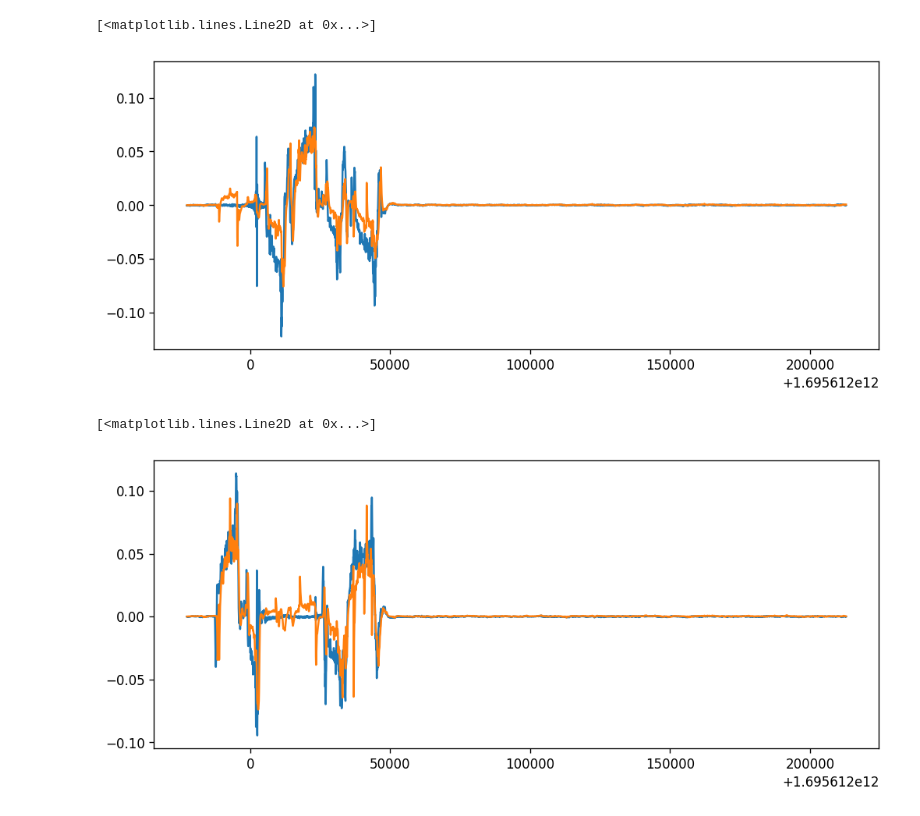
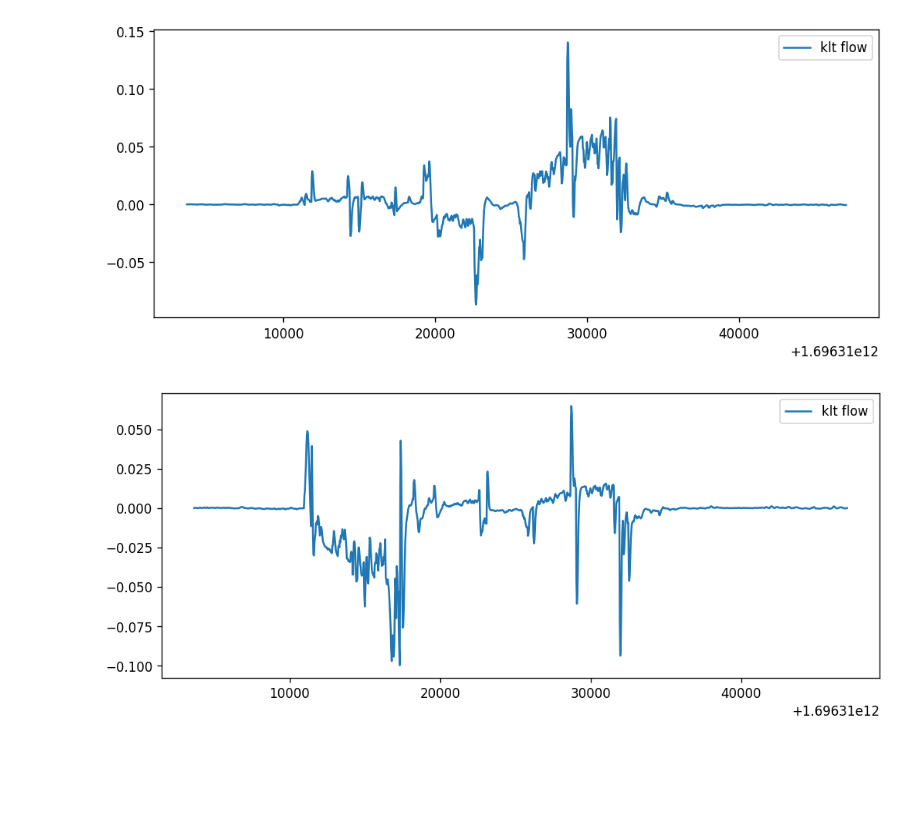
Before and after one commit to fsaulo/flow, a Jupyter notebook: examples/notebooks/Analysis.ipynb, the cells around one changed output. Cells and saved outputs as stored; diff of their text form; code cells hidden in the pictures; blank space fills up the shorter version.

```diff
--- a/examples/notebooks/Analysis.ipynb
+++ b/examples/notebooks/Analysis.ipynb
@@ -19,7 +19,7 @@ flow_ts = gcs_optical_flow['ts']
 flow_vx = gcs_optical_flow['integrated_x']
 flow_vy = gcs_optical_flow['integrated_y']
 
-time_delay = 15
+time_delay = 50
 flow_ts = flow_ts[time_delay:].to_numpy()
 flow_vx = flow_vx[time_delay:]
 flow_vy = flow_vy[time_delay:]
@@ -27,7 +27,10 @@ flow_vy = flow_vy[time_delay:]
 flow_dt = (flow_ts[1] - flow_ts[0]) * 1e-3
 flow_x = np.cumsum(flow_vx) * flow_dt
 flow_y = np.cumsum(flow_vy) * flow_dt
-
+x = np.cumsum(flow_x) * flow_dt
+y = np.cumsum(flow_y) * flow_dt
+dt = 0.033
 plt.plot(flow_ts, flow_vx)
 plt.plot(flow_ts, flow_vy)
+plt.savefig('optical_flow_xy.png')
 # %% [output]
@@ -48,14 +52,16 @@ dt = 0.033
 px4flow_vx = np.diff(px4flow_x) / dt
 px4flow_vy = np.diff(px4flow_y) / dt
 # %%
-plt.plot(flow_ts, px4flow_x)
-plt.plot(flow_ts, flow_x*2300)
+# plt.plot(flow_ts, px4flow_x, label="px4flow")
+plt.plot(flow_ts, flow_x*60, label="klt flow")
+plt.legend()
+plt.savefig('optical_flow_x.png')
 # %% [output]
-[<matplotlib.lines.Line2D at 0x...>]
-[figure, old version]
+[figure, new version]
 # %%
-plt.plot(flow_ts, px4flow_y)
-plt.plot(flow_ts, flow_y*2300)
+# plt.plot(flow_ts, px4flow_y, label="px4flow")
+plt.plot(flow_ts, flow_y*90, label="klt flow")
+plt.legend()
+plt.savefig('optical_flow_y.png')
 # %% [output]
-[<matplotlib.lines.Line2D at 0x...>]
-[figure, old version]
+[figure, new version]
```
Also changed, not shown: parts of 4 cells of this notebook, 7 other files.
